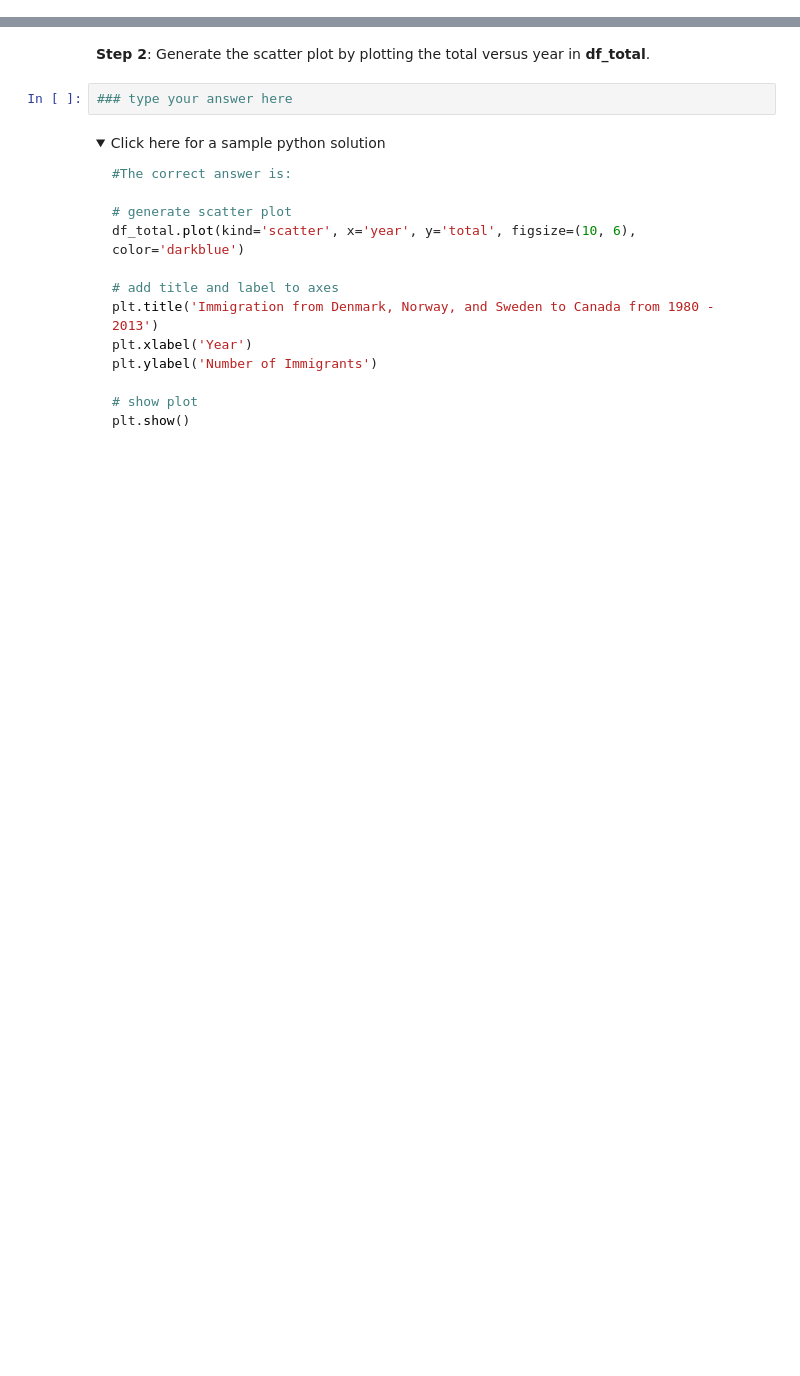
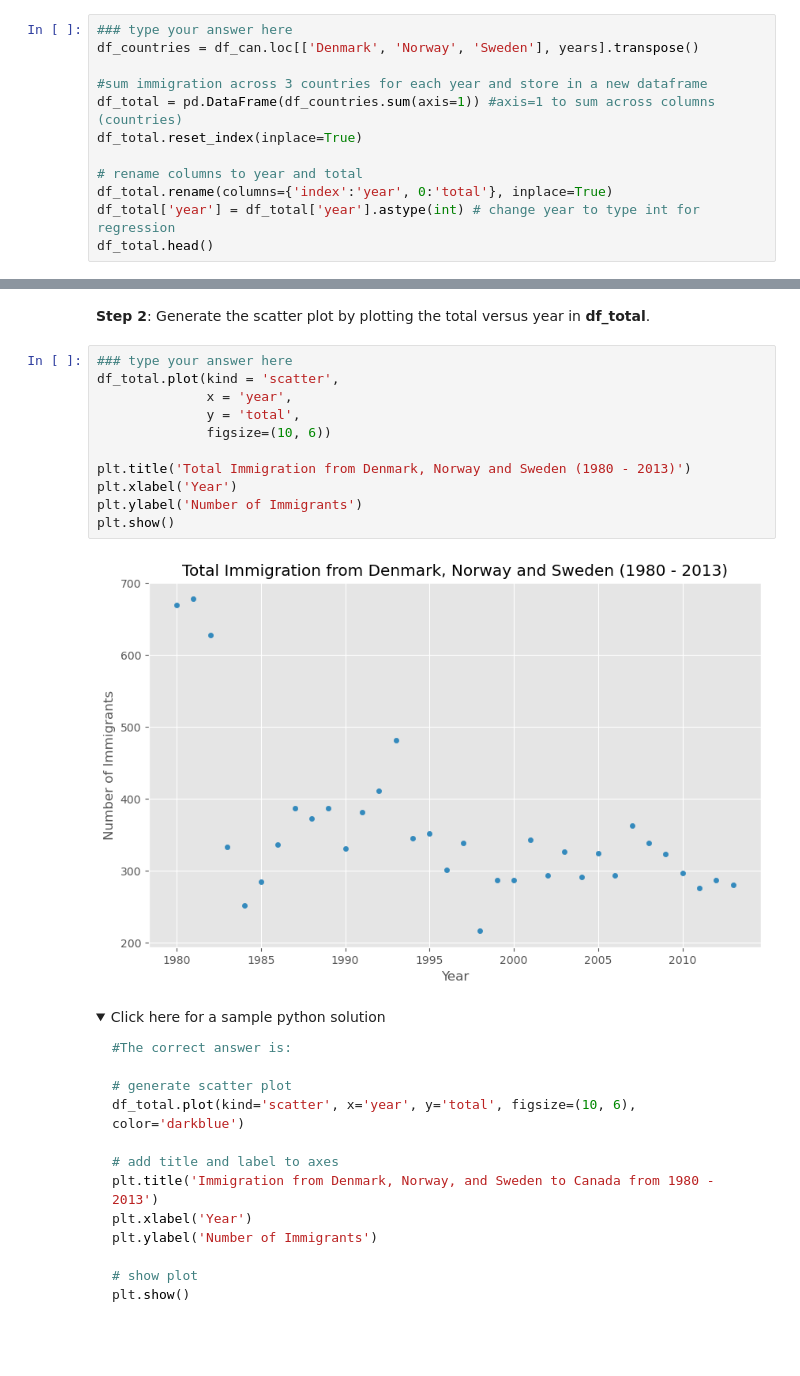
Before and after one commit to jad3ch3n/ibm-data-analyst-professional-certification, a Jupyter notebook: C8-Data Visualization with Python/c8m2-pie-charts-box-plots-scatter-plots-and-bubble-plots.ipynb, the cells around one changed output, grey strips where cells are left out. Cells and saved outputs as stored; diff of their text form; folded sections open; blank space fills up the shorter version.

```diff
--- a/C8-Data Visualization with Python/c8m2-pie-charts-box-plots-scatter-plots-and-bubble-plots.ipynb
+++ b/C8-Data Visualization with Python/c8m2-pie-charts-box-plots-scatter-plots-and-bubble-plots.ipynb
@@ -688,0 +777,12 @@ As a side note, we can observe that immigration took a dip around 1993 - 1997. F
+# %%
+### type your answer here
+df_countries = df_can.loc[['Denmark', 'Norway', 'Sweden'], years].transpose()
+
+#sum immigration across 3 countries for each year and store in a new dataframe
+df_total = pd.DataFrame(df_countries.sum(axis=1)) #axis=1 to sum across columns (countries)
+df_total.reset_index(inplace=True)
+
+# rename columns to year and total
+df_total.rename(columns={'index':'year', 0:'total'}, inplace=True)
+df_total['year'] = df_total['year'].astype(int) # change year to type int for regression
+df_total.head()
@@ -716,8 +823,19 @@ df_total.head()
 </details>
 # %% [markdown]
 **Step 2**: Generate the scatter plot by plotting the total versus year in **df_total**.
-# %%
-### type your answer here
+# %%
+### type your answer here
+df_total.plot(kind = 'scatter',
+              x = 'year',
+              y = 'total',
+              figsize=(10, 6))
+
+plt.title('Total Immigration from Denmark, Norway and Sweden (1980 - 2013)')
+plt.xlabel('Year')
+plt.ylabel('Number of Immigrants')
+plt.show()
+# %% [output]
+[figure, added]
 # %% [markdown]
 <details><summary>Click here for a sample python solution</summary>
 
```
Also changed, not shown: parts of 20 cells of this notebook.
